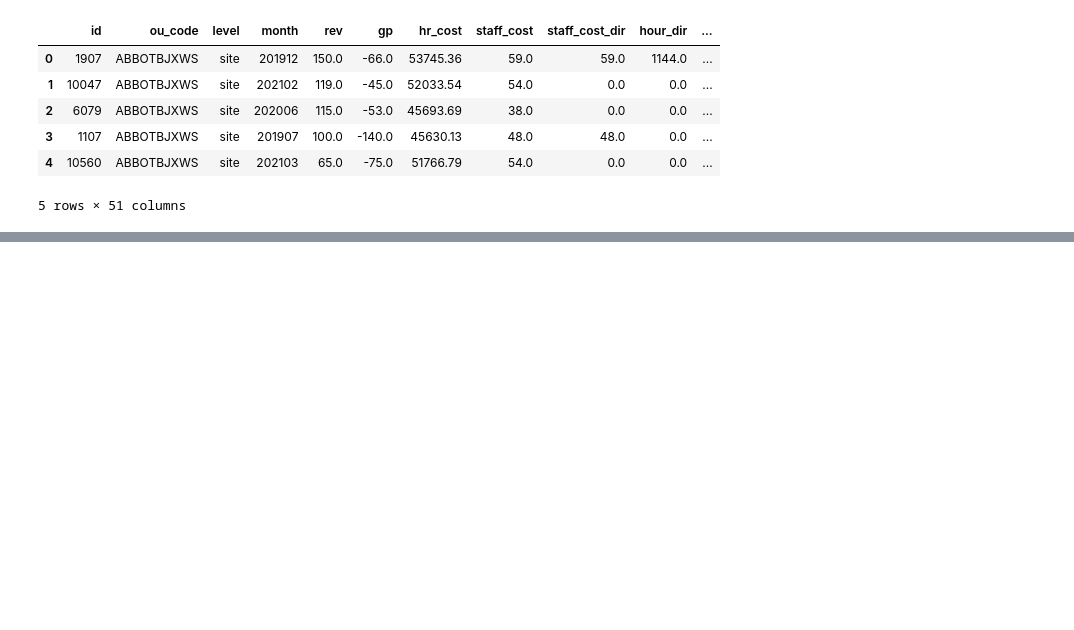
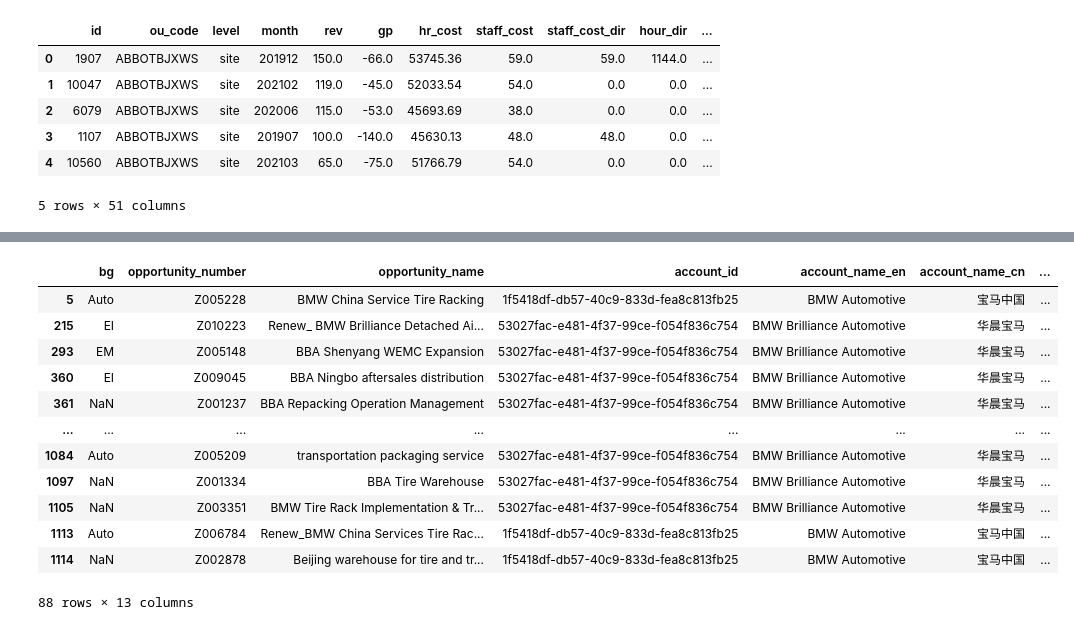
Before and after one commit to fyenne/play8_paint, a Jupyter notebook: profile.ipynb, the cells around one changed output, grey strips where cells are left out. Drawn from its saved outputs; the diff is of its cells as text; code cells hidden in the pictures; blank space fills up the shorter version.

```diff
--- a/profile.ipynb
+++ b/profile.ipynb
@@ -242,3 +245,23 @@ SyntaxError: invalid syntax (Temp/ipykernel_19972/2332363091.py, line 1)
+# %%
+df_oppa[df_oppa['account_name_en'].str.lower().str.match('bmw').fillna(False)][['bg','opportunity_number', 'opportunity_name', 'account_id',
+       'account_name_en', 'account_name_cn', 'actual_close_date',
+       'annual_average_gross_profit_base', 'annual_average_gross_profit',
+       'annual_average_revenue_base', 'annual_average_revenue',
+       'bca_ref_number', 'bca_status']]
+# %% [output]
+|  | bg | opportunity_number | opportunity_name | account_id | account_name_en | account_name_cn | ... |
+| 5 | Auto | Z005228 | BMW China Service Tire Racking | 1f5418df-db57-40c9-833d-fea8c813fb25 | BMW Automotive | 宝马中国 | ... |
+| 215 | EI | Z010223 | Renew_ BMW Brilliance Detached Ai... | 53027fac-e481-4f37-99ce-f054f836c754 | BMW Brilliance Automotive | 华晨宝马 | ... |
+| 293 | EM | Z005148 | BBA Shenyang WEMC Expansion | 53027fac-e481-4f37-99ce-f054f836c754 | BMW Brilliance Automotive | 华晨宝马 | ... |
+| 360 | EI | Z009045 | BBA Ningbo aftersales distribution | 53027fac-e481-4f37-99ce-f054f836c754 | BMW Brilliance Automotive | 华晨宝马 | ... |
+| 361 | NaN | Z001237 | BBA Repacking Operation Management | 53027fac-e481-4f37-99ce-f054f836c754 | BMW Brilliance Automotive | 华晨宝马 | ... |
+| ... | ... | ... | ... | ... | ... | ... | ... |
+| 1084 | Auto | Z005209 | transportation packaging service | 53027fac-e481-4f37-99ce-f054f836c754 | BMW Brilliance Automotive | 华晨宝马 | ... |
+| 1097 | NaN | Z001334 | BBA Tire Warehouse | 53027fac-e481-4f37-99ce-f054f836c754 | BMW Brilliance Automotive | 华晨宝马 | ... |
+| 1105 | NaN | Z003351 | BMW Tire Rack Implementation & Tr... | 53027fac-e481-4f37-99ce-f054f836c754 | BMW Brilliance Automotive | 华晨宝马 | ... |
+| 1113 | Auto | Z006784 | Renew_BMW China Services Tire Rac... | 1f5418df-db57-40c9-833d-fea8c813fb25 | BMW Automotive | 宝马中国 | ... |
+| 1114 | NaN | Z002878 | Beijing warehouse for tire and tr... | 1f5418df-db57-40c9-833d-fea8c813fb25 | BMW Automotive | 宝马中国 | ... |
+88 rows × 13 columns
 # %%
 # fig = go.Figure(data = [go.Scatter(x = df_sub ['contract_end_date'] ,
 #                                 y = df_sub ['annual_average_revenue'],
```
Also changed, not shown: parts of 11 cells of this notebook.
